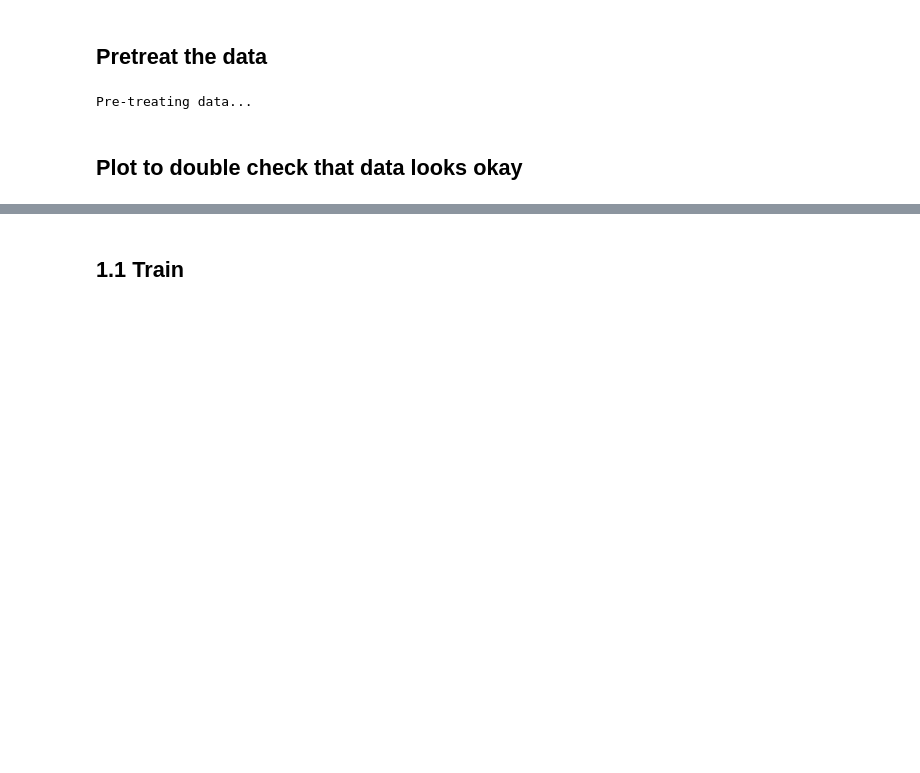
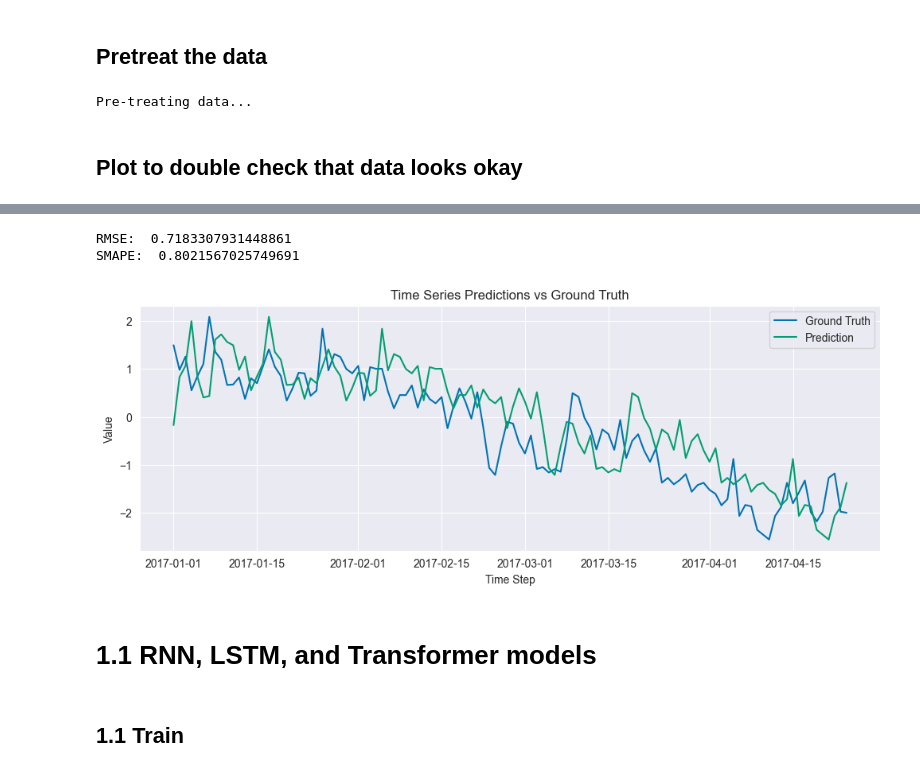
Before and after one commit to Jookare/ADAML-project2, a Jupyter notebook: Train/training.ipynb, the cells around one changed output, grey strips where cells are left out. Saved outputs shown, nothing was run; the diff lists cells and outputs as text; code cells hidden in the pictures; blank space fills up the shorter version.

```diff
--- a/Train/training.ipynb
+++ b/Train/training.ipynb
@@ -53 +55,7 @@ for col in train_df.columns[1:]:
+# %%
+def RMSE(gt, pred):
+    return np.sqrt(((pred - gt)**2).mean())
+
+def SMAPE(gt, pred):
+    return ( (np.abs(pred - gt)) / ((np.abs(gt) + np.abs(pred))/2) ).mean()
 # %% [markdown]
@@ -55,3 +63,47 @@ for col in train_df.columns[1:]:
+# %%
+horizon = 10
+test_start_date = test_df["date"].loc[0]
+test_window_date = test_start_date - pd.Timedelta(days=horizon)
+filtered_train_df = train_df[(train_df['date'] >= test_window_date) & (train_df['date'] < test_start_date)]
+test_df_altered = pd.concat([filtered_train_df, test_df], ignore_index=True)
+
+pred = []
+gt = []
+for i in range(len(test_df_altered)-horizon):
+    pred.append(test_df_altered["humidity"].iloc[i])
+    gt.append(test_df_altered["humidity"].iloc[i+horizon])
+
+# Squeeze the extra dimensions away and turn to numpy
+gt = np.array(gt)
+pred = np.array(pred)
+
+# Check that metrics give zero
+# gt = gt[:-horizon]
+# pred = pred[horizon:]
+
+mean_rmse = RMSE(gt, pred)
+mean_smape = SMAPE(gt, pred)
+print("RMSE: ", mean_rmse)
+print("SMAPE: ", mean_smape)
+
+plt.figure(figsize=(12,4))
+plt.plot(test_df["date"], gt, label="Ground Truth", color=colors[0])
+plt.plot(test_df["date"], pred, label="Prediction", color=colors[1])
+
+# Add labels, legend, and grid
+plt.title("Time Series Predictions vs Ground Truth")
+plt.xlabel("Time Step")
+plt.ylabel("Value")
+plt.legend()
+plt.grid("on")
+
+plt.show()
+# %% [output]
+RMSE:  0.7183307931448861
+SMAPE:  0.8021567025749691
+[figure, added]
+# %% [markdown]
+# 1.1 RNN, LSTM, and Transformer models
 # %%
 from utils import rolling_train_valid_split
 from dataset import TimeSeriesDataset
```
Also changed, not shown: parts of 11 cells of this notebook, 2 other files.
